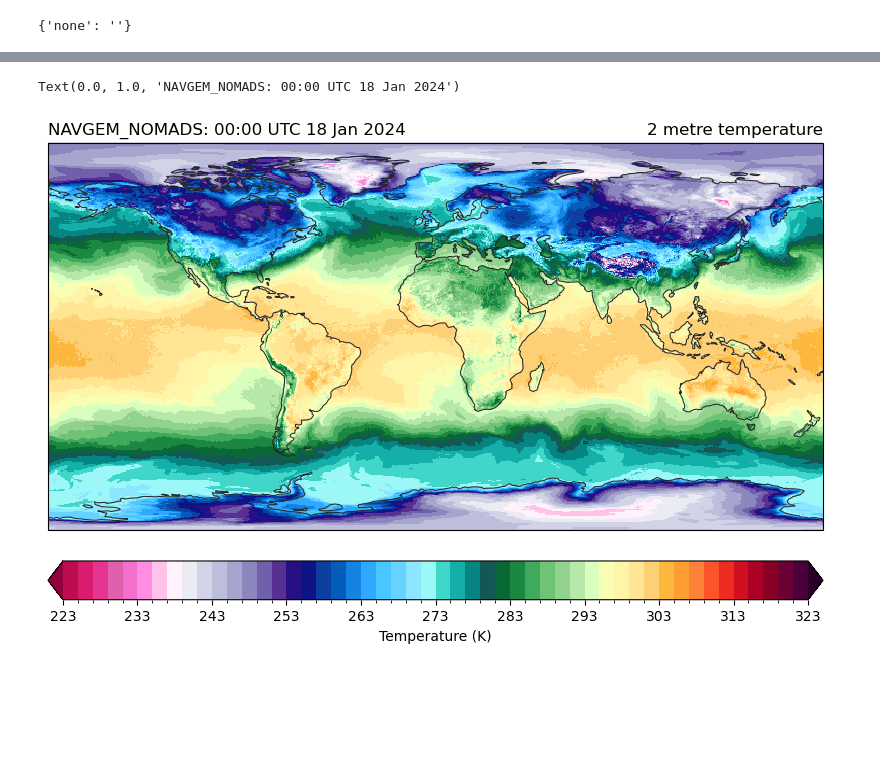
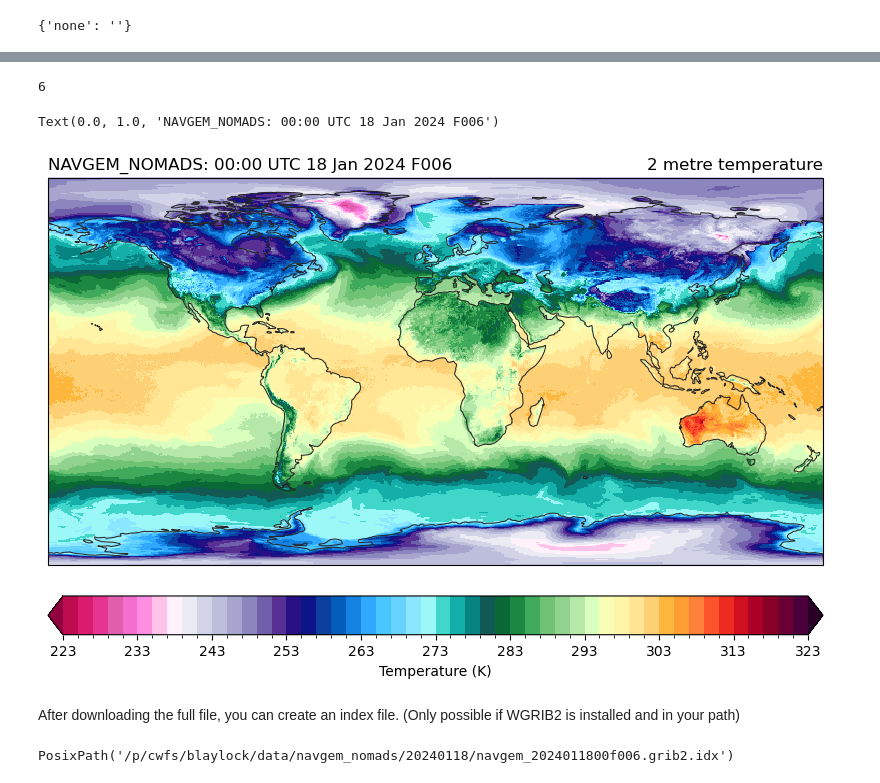
Before and after one commit to blaylockbk/Herbie, a Jupyter notebook: docs/user_guide/_model_notebooks/navgem.ipynb, the cells around one changed output, grey strips where cells are left out. Drawn from its saved outputs; the diff is of its cells as text; code cells hidden in the pictures; blank space fills up the shorter version.

```diff
--- a/docs/user_guide/_model_notebooks/navgem.ipynb
+++ b/docs/user_guide/_model_notebooks/navgem.ipynb
@@ -14,3 +16,3 @@ import cartopy.crs as ccrs
 # %%
-H = Herbie("2024-01-18", model="navgem_nomads")
+H = Herbie("2024-01-18", model="navgem_nomads", fxx=6)
 # %% [output]
@@ -56,23 +58,32 @@ Data variables:
     remote_grib:             /p/cwfs/blaylock/data/navgem_nomads/20240118/nav...
     local_grib:              /p/cwfs/blaylock/data/navgem_nomads/20240118/nav...
     searchString:            None
+# %%
+int(ds.step.dt.total_seconds() / 60 / 60)
+# %% [output]
+6
 # %%
 ax = EasyMap(crs=ds.herbie.crs, figsize=[10, 8]).ax
 p = ax.pcolormesh(
     ds.longitude, ds.latitude, ds.t2m, transform=pc, **cm_tmp(units="K").cmap_kwargs
 )
 plt.colorbar(
     p, ax=ax, orientation="horizontal", pad=0.05, **cm_tmp(units="K").cbar_kwargs
 )
 
 ax.set_title(ds.t2m.GRIB_name, loc="right")
 ax.set_title(
-    f'{H.model.upper()}: {ds.time.dt.strftime("%H:%M UTC %d %b %Y").item()}', loc="left"
+    f'{H.model.upper()}: {ds.time.dt.strftime("%H:%M UTC %d %b %Y").item()} F{int(ds.step.dt.total_seconds() / 60 / 60):03d}',
+    loc="left",
 )
 # %% [output]
-Text(0.0, 1.0, 'NAVGEM_NOMADS: 00:00 UTC 18 Jan 2024')
+Text(0.0, 1.0, 'NAVGEM_NOMADS: 00:00 UTC 18 Jan 2024 F006')
-[figure, old version]
+[figure, new version]
+# %% [markdown]
+After downloading the full file, you can create an index file. (Only possible if WGRIB2 is installed and in your path)
 # %%
 from herbie import wgrib2
 # %%
-wgrib2.
+wgrib2.create_inventory_file(H.grib)
+# %% [output]
+PosixPath('/p/cwfs/blaylock/data/navgem_nomads/20240118/navgem_2024011800f006.grib2.idx')
```
Also changed, not shown: parts of 13 cells of this notebook.
